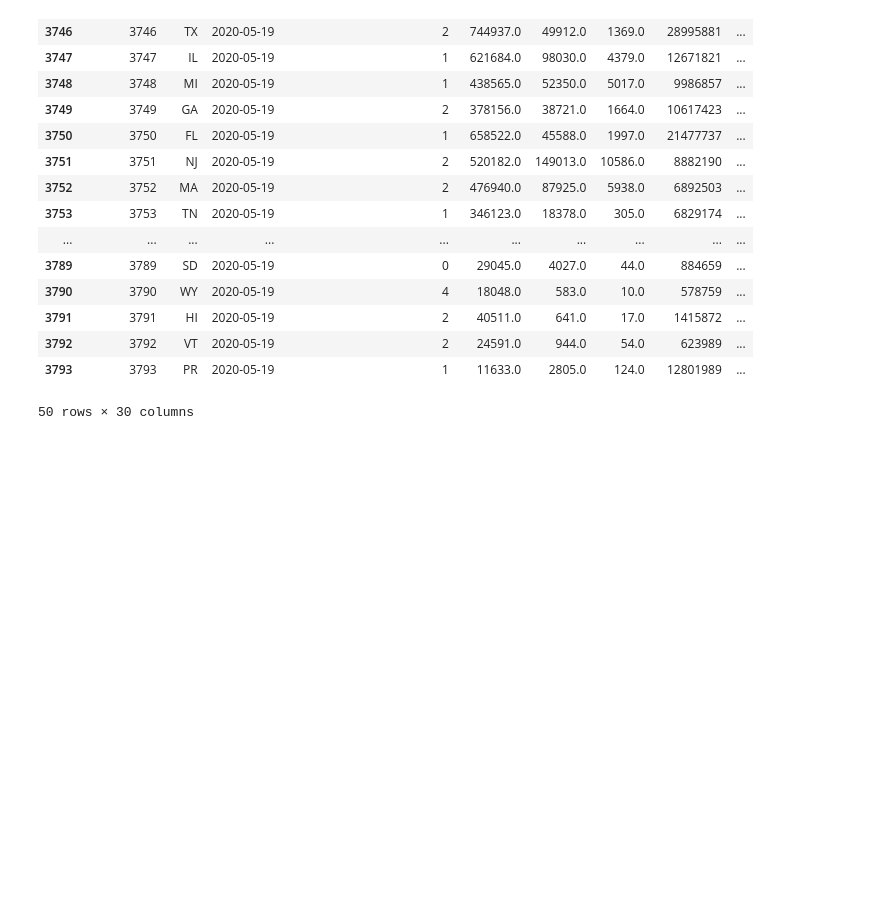
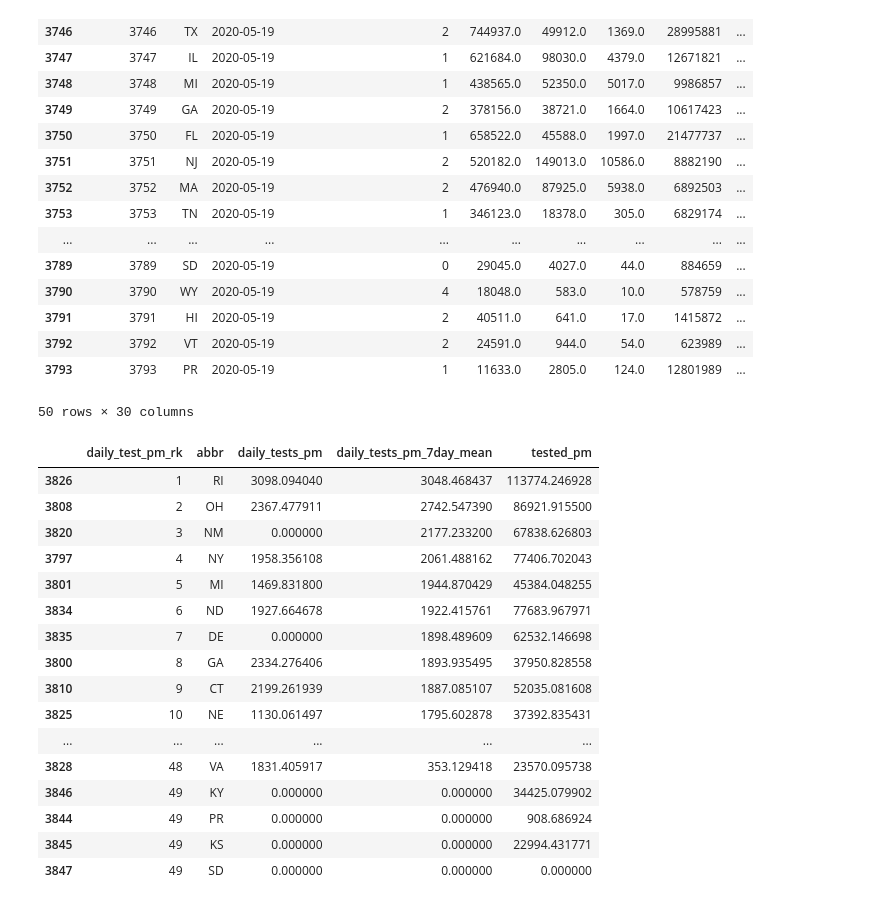
Before and after one commit to r0bert8841/simplec19dashboard, a Jupyter notebook: create_visualizations.ipynb, the cells around one changed output. Saved outputs shown, nothing was run; the diff lists cells and outputs as text; code cells hidden in the pictures; blank space fills up the shorter version.

```diff
--- a/create_visualizations.ipynb
+++ b/create_visualizations.ipynb
@@ -57,3 +57,51 @@ df[df['date'] == '2020-05-19'].head(50)
 | 3792 | 3792 | VT | 2020-05-19 | 2 | 24591.0 | 944.0 | 54.0 | 623989 | ... |
 | 3793 | 3793 | PR | 2020-05-19 | 1 | 11633.0 | 2805.0 | 124.0 | 12801989 | ... |
 50 rows × 30 columns
+# %%
+df = df
+Date_var = '2020-05-20'
+Col_var = 'tested_pm'
+
+
+if Col_var == 'tested':
+    col = ['daily_test_rk','abbr','daily_tests','daily_tests_7day_mean','tested']
+    order_col = ['daily_test_rk']
+elif Col_var == 'positive':
+    col = ['daily_positive_rk','abbr','daily_positive','daily_positive_7day_mean','positive']
+    order_col = 'daily_positive_rk'
+elif Col_var == 'deaths':
+    col = ['daily_deaths_rk','abbr','daily_deaths','daily_deaths_7day_mean','deaths']
+    order_col = 'daily_deaths_rk'
+elif Col_var == 'tested_pm':
+    col = ['daily_test_pm_rk','abbr','daily_tests_pm','daily_tests_pm_7day_mean','tested_pm']
+    order_col = ['daily_test_pm_rk']
+elif Col_var == 'positive_pm':
+    col = ['daily_positive_pm_rk','abbr','daily_positive_pm','daily_positive_pm_7day_mean','positive_pm']
+    order_col = 'daily_positive_pm_rk'
+elif Col_var == 'deaths_pm':
+    col = ['daily_deaths_pm_rk','abbr','daily_deaths_pm','daily_deaths_pm_7day_mean','deaths_pm']
+    order_col = 'daily_deaths_pm_rk'
+else:
+    col = []
+    order_col=''
+
+df2 = df[df['date']==Date_var][col]
+df2.sort_values(order_col)
+# %% [output]
+|  | daily_test_pm_rk | abbr | daily_tests_pm | daily_tests_pm_7day_mean | tested_pm |
+| 3826 | 1 | RI | 3098.094040 | 3048.468437 | 113774.246928 |
+| 3808 | 2 | OH | 2367.477911 | 2742.547390 | 86921.915500 |
+| 3820 | 3 | NM | 0.000000 | 2177.233200 | 67838.626803 |
+| 3797 | 4 | NY | 1958.356108 | 2061.488162 | 77406.702043 |
+| 3801 | 5 | MI | 1469.831800 | 1944.870429 | 45384.048255 |
+| 3834 | 6 | ND | 1927.664678 | 1922.415761 | 77683.967971 |
+| 3835 | 7 | DE | 0.000000 | 1898.489609 | 62532.146698 |
+| 3800 | 8 | GA | 2334.276406 | 1893.935495 | 37950.828558 |
+| 3810 | 9 | CT | 2199.261939 | 1887.085107 | 52035.081608 |
+| 3825 | 10 | NE | 1130.061497 | 1795.602878 | 37392.835431 |
+| ... | ... | ... | ... | ... | ... |
+| 3828 | 48 | VA | 1831.405917 | 353.129418 | 23570.095738 |
+| 3846 | 49 | KY | 0.000000 | 0.000000 | 34425.079902 |
+| 3844 | 49 | PR | 0.000000 | 0.000000 | 908.686924 |
+| 3845 | 49 | KS | 0.000000 | 0.000000 | 22994.431771 |
+| 3847 | 49 | SD | 0.000000 | 0.000000 | 0.000000 |
```
Also changed, not shown: parts of 2 cells of this notebook, 5 other files.
